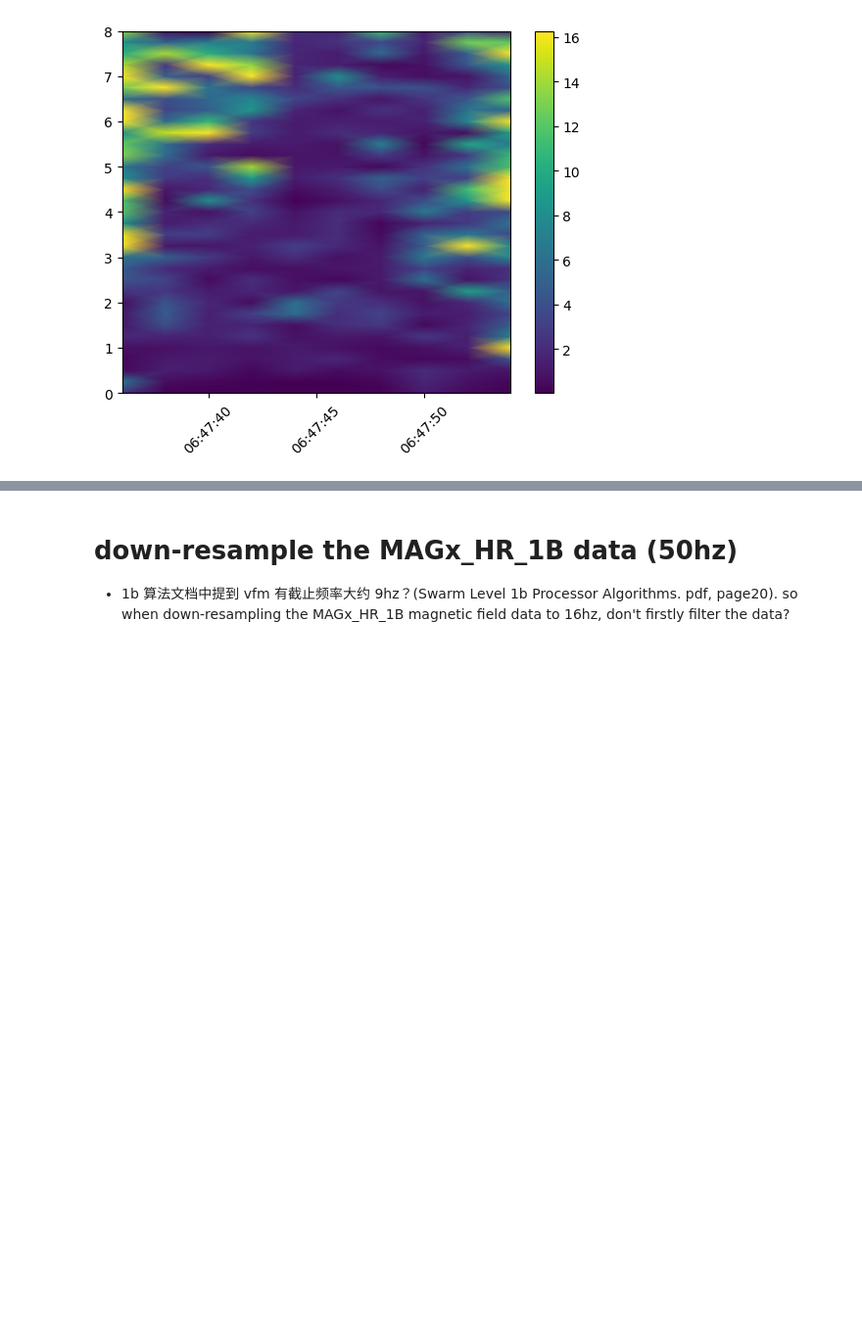
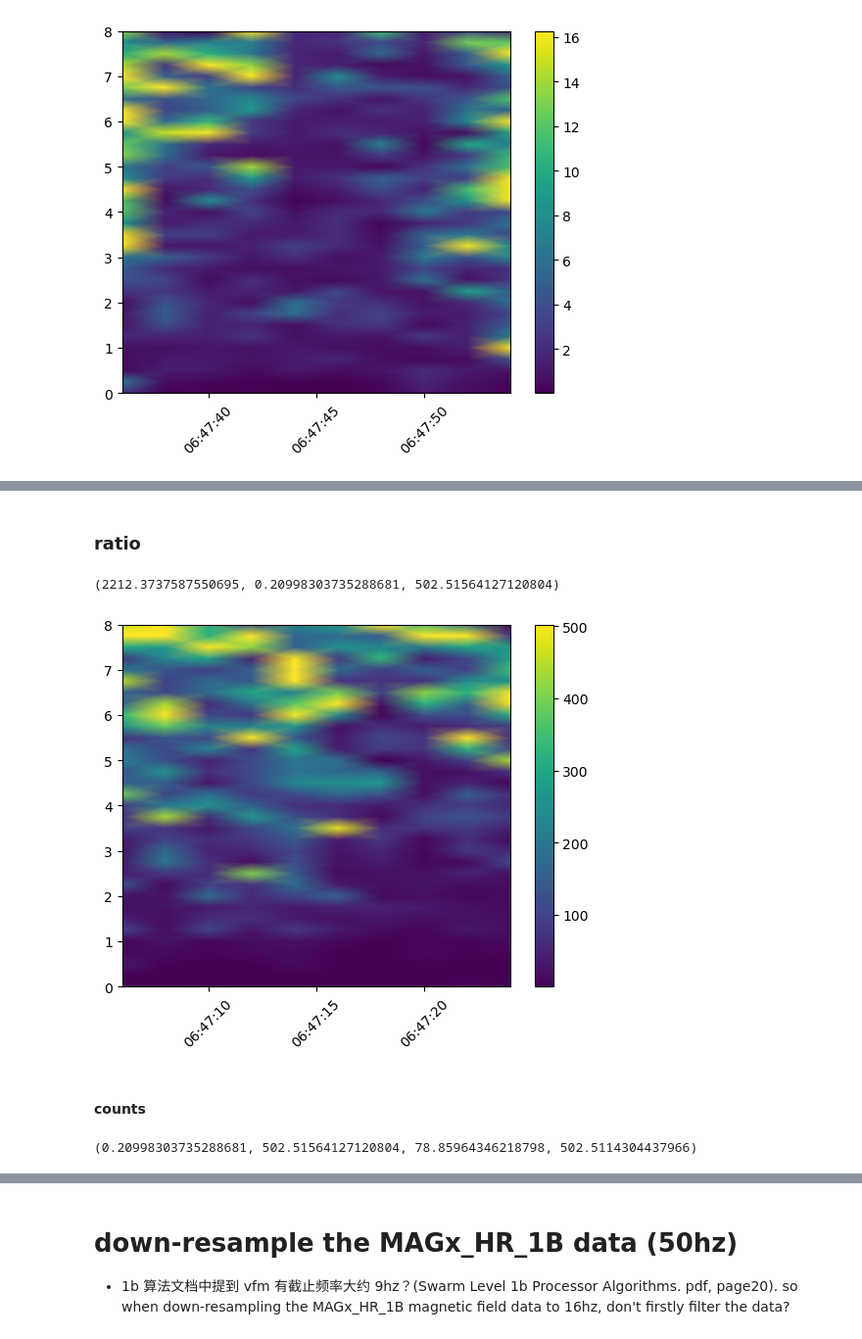
Before and after one commit to cleo24621/pyaw, a Jupyter notebook: miles2018/miles2018.ipynb, the cells around one changed output, grey strips where cells are left out. Shown at 98% size. Saved outputs shown, nothing was run; the diff lists cells and outputs as text; code cells hidden in the pictures; blank space fills up the shorter version.

```diff
--- a/miles2018/miles2018.ipynb
+++ b/miles2018/miles2018.ipynb
@@ -636,0 +483,3 @@ plt.show()
+# %%
+quiet_mask = (t_b_dt64 >= quiet_region_start_time) & (t_b_dt64 <= quiet_region_end_time)
+quiet_mask
@@ -636,0 +494,29 @@ plt.show()
+# %%
+quiet_t_b_dt64 = t_b_dt64[quiet_mask]
+quiet_Zxx_b = Zxx_b_mask[:,quiet_mask]
+quiet_t_e_dt64 = t_e_dt64[quiet_mask]
+quiet_Zxx_e = Zxx_e[:,quiet_mask]
+# %% [markdown]
+### ratio
+# %%
+quiet_e_b_ratio = np.abs(quiet_Zxx_e) / np.abs(quiet_Zxx_b)
+np.max(quiet_e_b_ratio),np.min(quiet_e_b_ratio),np.percentile(quiet_e_b_ratio,95)
+# %% [output]
+(2212.3737587550695, 0.20998303735288681, 502.51564127120804)
+# %%
+threshold = np.percentile(quiet_e_b_ratio,95)
+set_value = threshold
+modified_quiet_e_b_ratio = utils.threshold_and_set(quiet_e_b_ratio.copy(), threshold, set_value)
+# %%
+plt.pcolormesh(quiet_t_e_dt64, f_e, modified_quiet_e_b_ratio, shading='gouraud')
+plt.colorbar()
+plt.xticks(rotation=45)
+plt.show()
+# %% [output]
+[figure, added]
+# %% [markdown]
+#### counts
+# %%
+np.min(modified_quiet_e_b_ratio),np.max(modified_quiet_e_b_ratio),np.percentile(modified_quiet_e_b_ratio,50),np.percentile(modified_quiet_e_b_ratio,95)
+# %% [output]
+(0.20998303735288681, 502.51564127120804, 78.85964346218798, 502.5114304437966)
```
Also changed, not shown: parts of 100 cells of this notebook, 7 other files.
